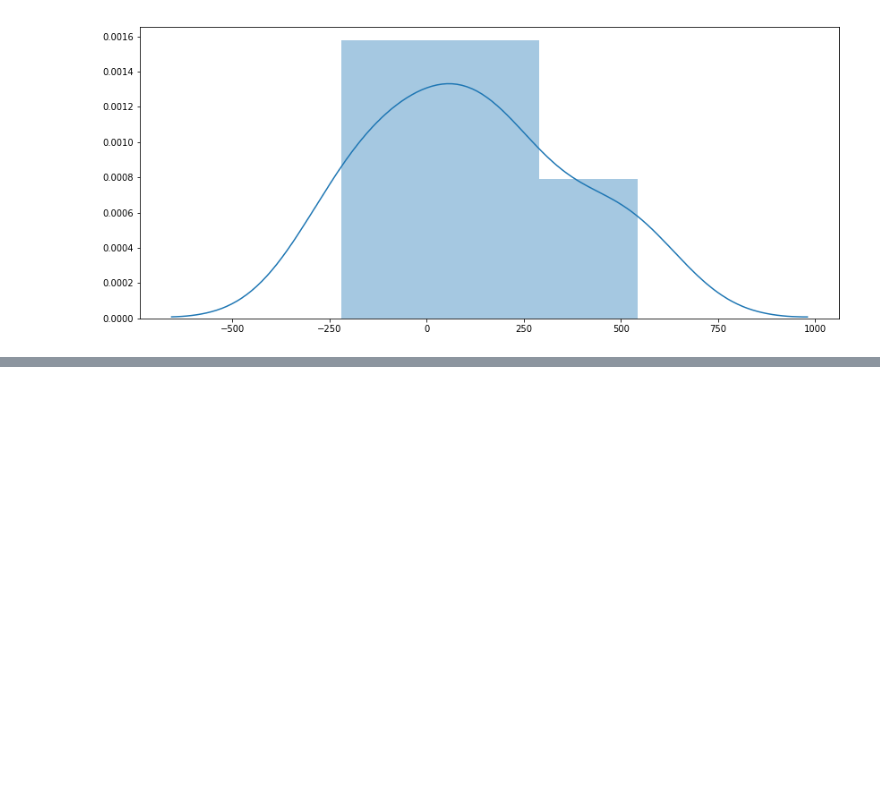
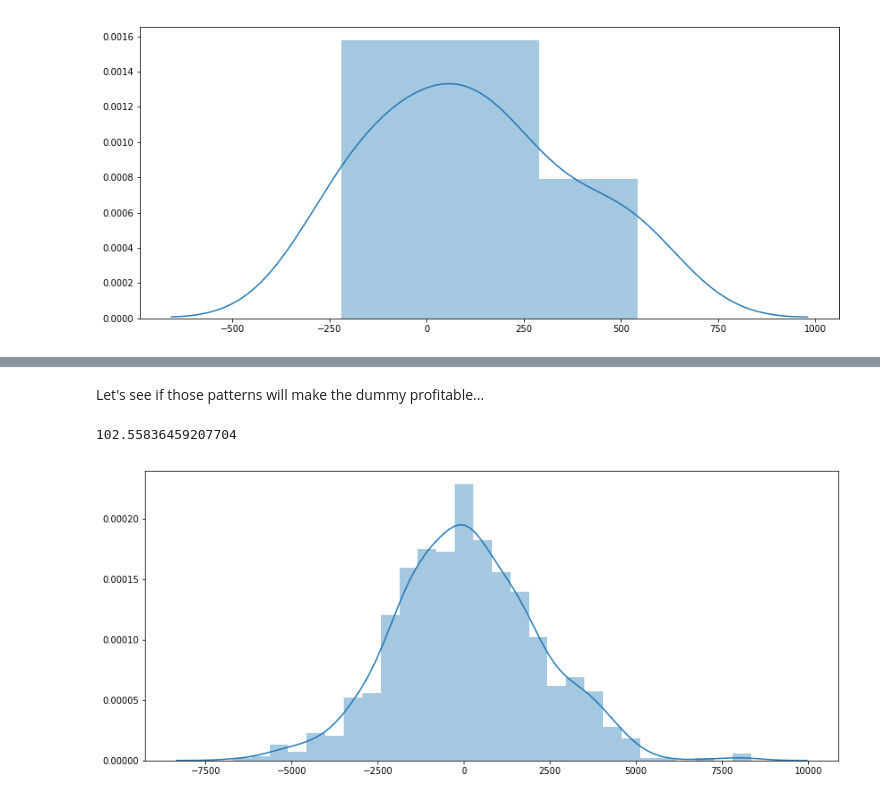
Before and after one commit to lookfwd/trading-strategies-and-methods, a Jupyter notebook: timeseries.ipynb, the cells around one changed output, grey strips where cells are left out. Saved outputs shown, nothing was run; the diff lists cells and outputs as text; code cells hidden in the pictures; blank space fills up the shorter version.

```diff
--- a/timeseries.ipynb
+++ b/timeseries.ipynb
@@ -271,0 +332,31 @@ a , b = sim_strategy(prices_with_pattern, 2, 1)
+# %%
+def sim_strategy_dummy(prices, units_to_trade=100):
+
+    invested_capital = 0
+    max_invested = 0
+    profit = 0
+
+    for i, p in enumerate(prices):
+        r = np.random.choice([1, 2, 4])
+        buy_signal, sell_signal = r & 1, r & 2
+
+        if i == (len(prices) - 1):
+            # Last trade is always a sell, to liqudate the portfolio
+            buy_signal = False
+            sell_signal = True
+
+        if buy_signal and (not invested_capital):
+            invested_capital = p * units_to_trade
+            max_invested = max(max_invested, invested_capital)
+        elif sell_signal and invested_capital:
+            profit += (p * units_to_trade) - invested_capital
+            invested_capital = 0
+
+    return profit, max_invested
+# %% [markdown]
+Let's see if those patterns will make the dummy profitable...
+# %%
+eval_random_walks(sim_strategy_dummy, patternize)
+# %% [output]
+102.55836459207704
+[figure, added]
```
Also changed, not shown: parts of 36 cells of this notebook.
